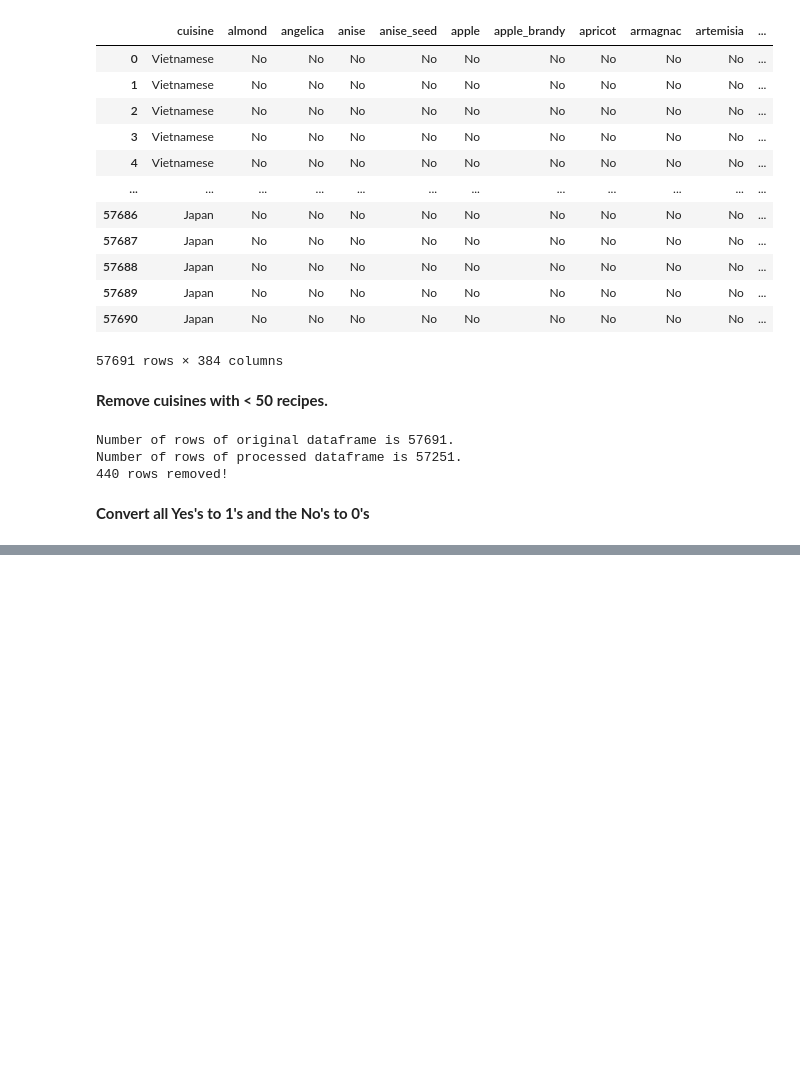
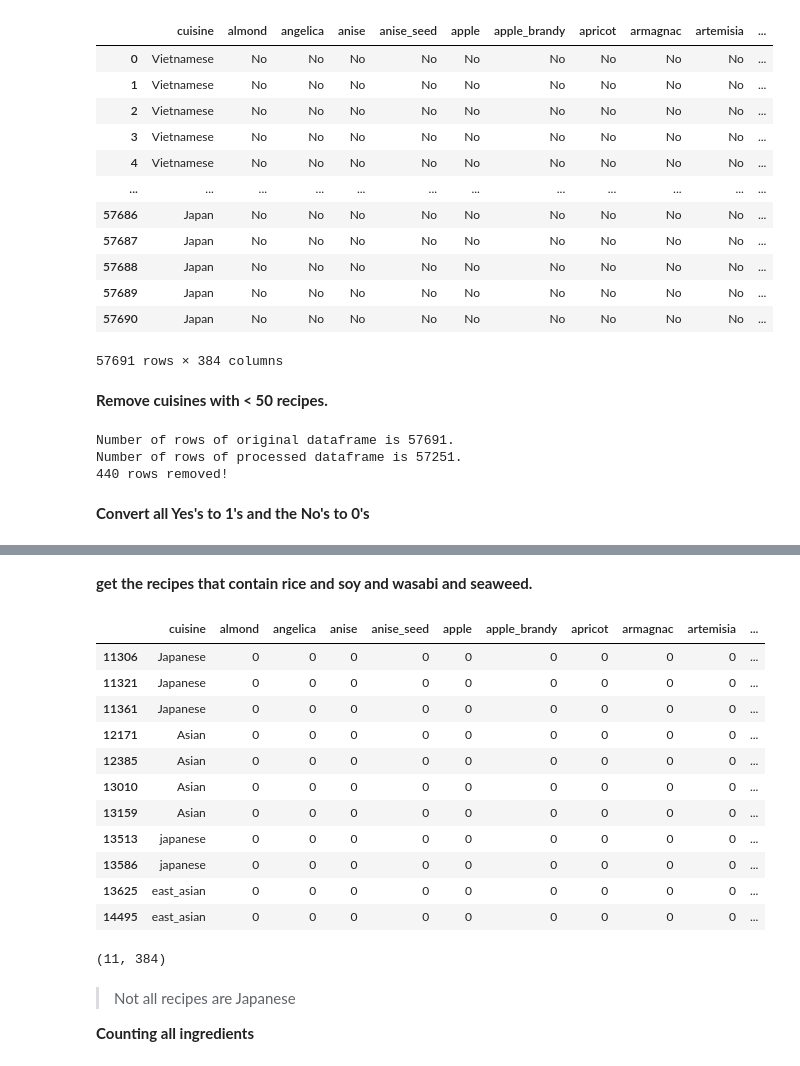
Before and after one commit to Leo-Zubiri/DataUnderstandingPreparation, a Jupyter notebook: DataUnderstandingPreparation.ipynb, the cells around one changed output, grey strips where cells are left out. Saved outputs shown, nothing was run; the diff lists cells and outputs as text; code cells hidden in the pictures; blank space fills up the shorter version.

```diff
--- a/DataUnderstandingPreparation.ipynb
+++ b/DataUnderstandingPreparation.ipynb
@@ -138,0 +175,32 @@ recipes = recipes.replace(to_replace="No", value=0)
+# %% [markdown]
+**get the recipes that contain rice and soy and wasabi and seaweed.**
+# %%
+check_recipes = recipes.loc[
+    (recipes["rice"] == 1) &
+    (recipes["soy_sauce"] == 1) &
+    (recipes["wasabi"] == 1) &
+    (recipes["seaweed"] == 1)
+]
+
+check_recipes
+# %% [output]
+|  | cuisine | almond | angelica | anise | anise_seed | apple | apple_brandy | apricot | armagnac | artemisia | ... |
+| 11306 | Japanese | 0 | 0 | 0 | 0 | 0 | 0 | 0 | 0 | 0 | ... |
+| 11321 | Japanese | 0 | 0 | 0 | 0 | 0 | 0 | 0 | 0 | 0 | ... |
+| 11361 | Japanese | 0 | 0 | 0 | 0 | 0 | 0 | 0 | 0 | 0 | ... |
+| 12171 | Asian | 0 | 0 | 0 | 0 | 0 | 0 | 0 | 0 | 0 | ... |
+| 12385 | Asian | 0 | 0 | 0 | 0 | 0 | 0 | 0 | 0 | 0 | ... |
+| 13010 | Asian | 0 | 0 | 0 | 0 | 0 | 0 | 0 | 0 | 0 | ... |
+| 13159 | Asian | 0 | 0 | 0 | 0 | 0 | 0 | 0 | 0 | 0 | ... |
+| 13513 | japanese | 0 | 0 | 0 | 0 | 0 | 0 | 0 | 0 | 0 | ... |
+| 13586 | japanese | 0 | 0 | 0 | 0 | 0 | 0 | 0 | 0 | 0 | ... |
+| 13625 | east_asian | 0 | 0 | 0 | 0 | 0 | 0 | 0 | 0 | 0 | ... |
+| 14495 | east_asian | 0 | 0 | 0 | 0 | 0 | 0 | 0 | 0 | 0 | ... |
+# %%
+check_recipes.shape
+# %% [output]
+(11, 384)
+# %% [markdown]
+> Not all recipes are Japanese
+
+**Counting all ingredients**
```
Also changed, not shown: parts of 18 cells of this notebook.
